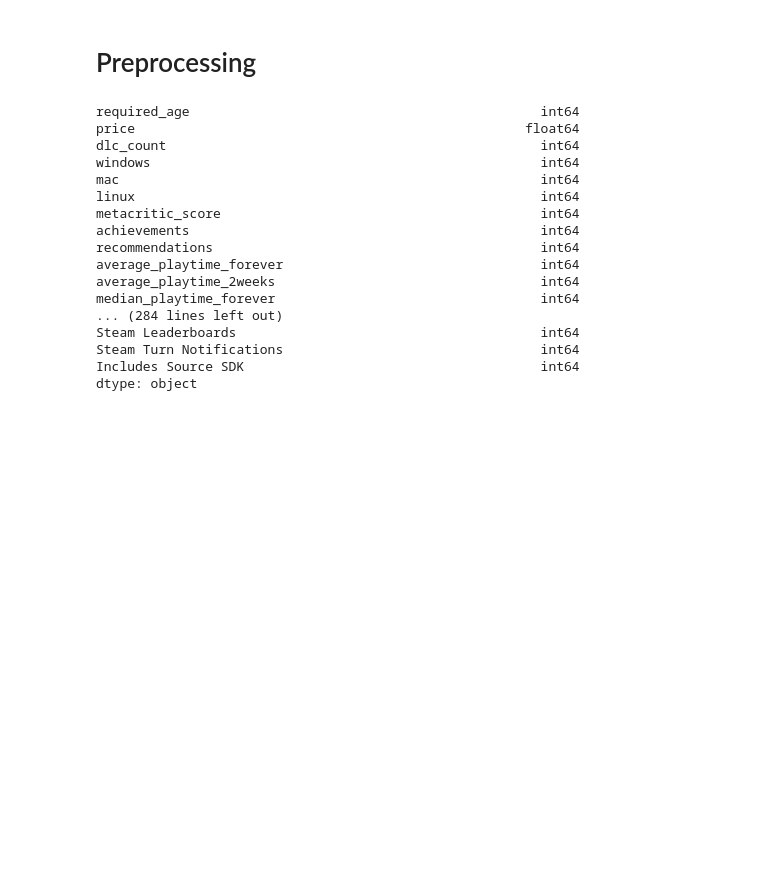
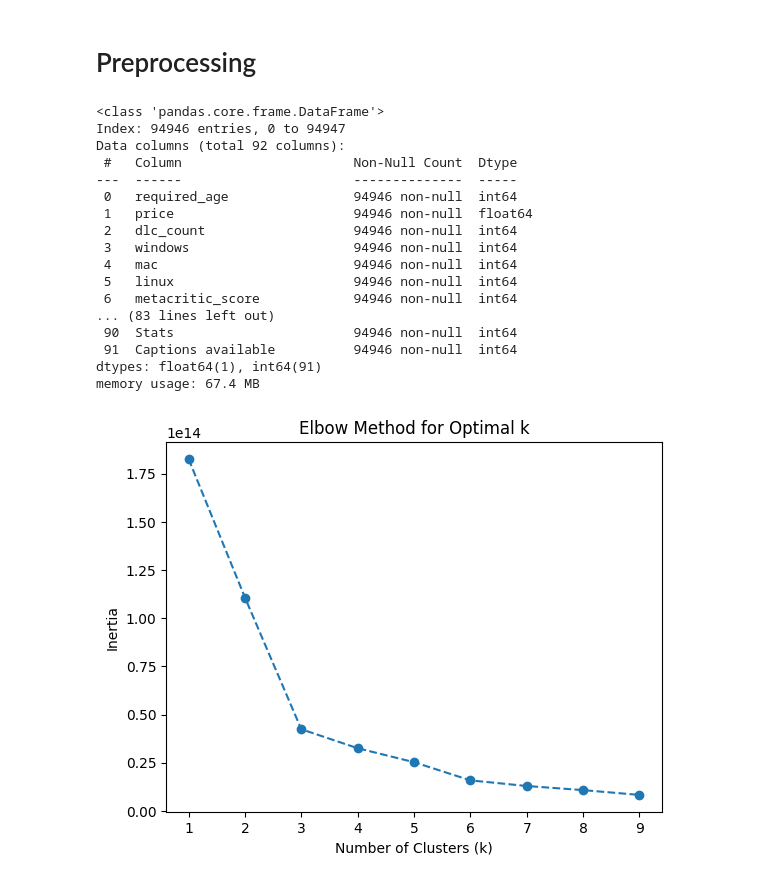
Before and after one commit to bvogler10/CS506_FinalProject, a Jupyter notebook: new-game-plus-backend/newgameplus/notebook.ipynb, the cells around one changed output. Drawn from its saved outputs; the diff is of its cells as text; code cells hidden in the pictures; blank space fills up the shorter version.

Commit message:
clustering works ig?

```diff
--- a/new-game-plus-backend/newgameplus/notebook.ipynb
+++ b/new-game-plus-backend/newgameplus/notebook.ipynb
@@ -121,14 +127,14 @@ unique_full_audio_languages = list(unique_full_audio_languages)
 # %%
 #one hot encoding full audio languages
 
-audio_lang_columns = {}
+#audio_lang_columns = {}
 
-for audio_lang in unique_full_audio_languages:
-    audio_lang_columns[audio_lang+"_full_audio_languages"] = df['full_audio_languages'].apply(lambda x: 1 if lang in x else 0)
+#for audio_lang in unique_full_audio_languages:
+#    audio_lang_columns[audio_lang+"_full_audio_languages"] = df['full_audio_languages'].apply(lambda x: 1 if lang in x else 0)
 
-audio_lang_df = pd.DataFrame(audio_lang_columns)
+#audio_lang_df = pd.DataFrame(audio_lang_columns)
 
-df = pd.concat([df, audio_lang_df], axis=1)
+#df = pd.concat([df, audio_lang_df], axis=1)
 
 df.drop("full_audio_languages", axis=1, inplace=True)
 
@@ -184,24 +190,52 @@ df.drop("categories", axis=1, inplace=True)
 df['windows'] = df['windows'].astype(int)
 df['mac'] = df['mac'].astype(int)
 df['linux'] = df['linux'].astype(int)
+# %%
+# drop datetime
+df = df.drop('release_date_cleaned', axis=1)
 # %%
-pd.set_option('display.max_rows', None)
-df.dtypes
+pd.set_option('display.max_columns', None)
+X = df
+X
 # %% [output]
-required_age                                             int64
-price                                                  float64
-dlc_count                                                int64
-windows                                                  int64
-mac                                                      int64
-linux                                                    int64
-metacritic_score                                         int64
-achievements                                             int64
-recommendations                                          int64
-average_playtime_forever                                 int64
-average_playtime_2weeks                                  int64
-median_playtime_forever                                  int64
-... (284 lines left out)
-Steam Leaderboards                                       int64
-Steam Turn Notifications                                 int64
-Includes Source SDK                                      int64
-dtype: object
+<class 'pandas.core.frame.DataFrame'>
+Index: 94946 entries, 0 to 94947
+Data columns (total 92 columns):
+ #   Column                      Non-Null Count  Dtype
+---  ------                      --------------  -----
+ 0   required_age                94946 non-null  int64
+ 1   price                       94946 non-null  float64
+ 2   dlc_count                   94946 non-null  int64
+ 3   windows                     94946 non-null  int64
+ 4   mac                         94946 non-null  int64
+ 5   linux                       94946 non-null  int64
+ 6   metacritic_score            94946 non-null  int64
+... (83 lines left out)
+ 90  Stats                       94946 non-null  int64
+ 91  Captions available          94946 non-null  int64
+dtypes: float64(1), int64(91)
+memory usage: 67.4 MB
+# %%
+
+#X_train, X_test = train_test_split(X, test_size=0.2, random_state=42)
+
+#scaler = StandardScaler()
+#X_train_scaled = scaler.fit_transform(X)
+#X_test_scaled = scaler.transform(X_test)  # Use the same scaler for testing data
+
+
+inertia = []
+k_values = range(1, 10)
+
+for k in k_values:
+    km = KMeans(n_clusters=k, init='k-means++', random_state=42)
+    km.fit(X)
+    inertia.append(km.inertia_)
+
+plt.plot(k_values, inertia, marker='o', linestyle='--')
+plt.xlabel('Number of Clusters (k)')
+plt.ylabel('Inertia')
+plt.title('Elbow Method for Optimal k')
+plt.show()
+# %% [output]
+[figure, added]
```
Also changed, not shown: parts of 5 cells of this notebook, 2 other files.
